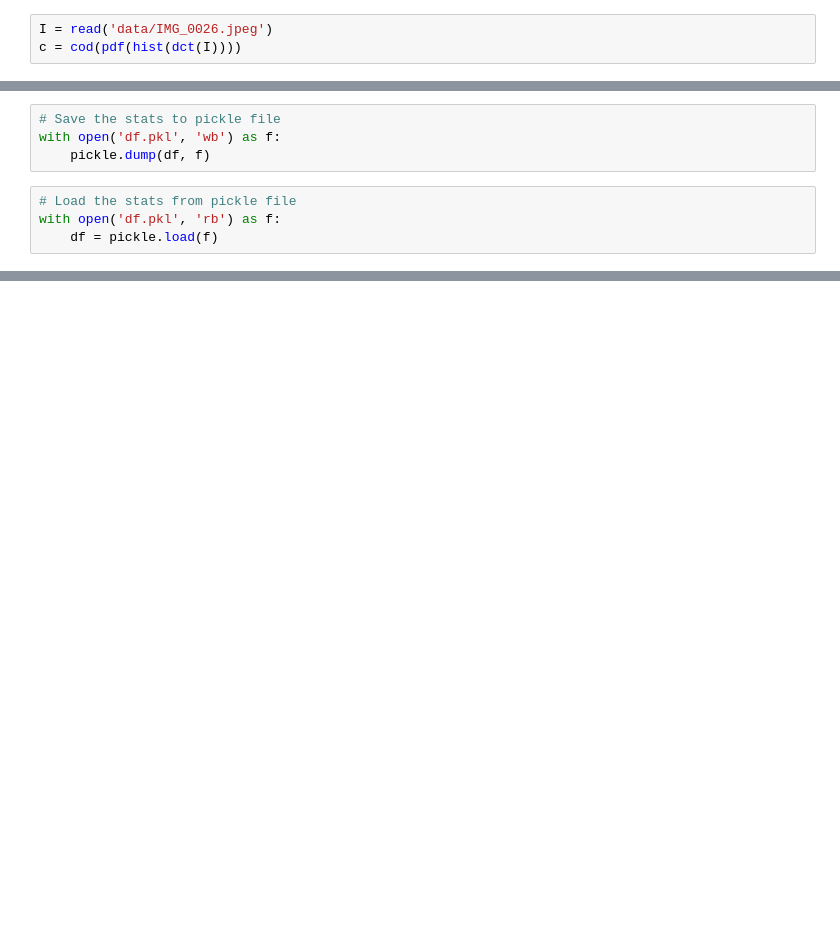
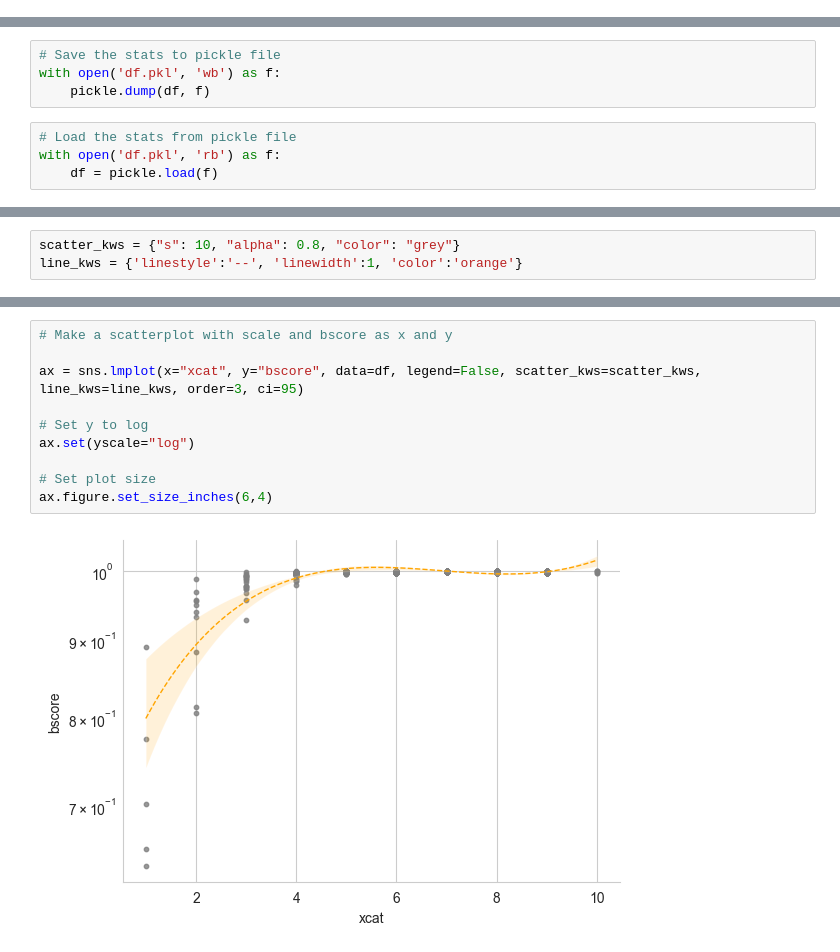
Before and after one commit to mathscapes/benford-image, a Jupyter notebook: bs12.ipynb, the cells around one changed output, grey strips where cells are left out. Cells and saved outputs as stored; diff of their text form; blank space fills up the shorter version.

```diff
--- a/bs12.ipynb
+++ b/bs12.ipynb
@@ -28,3 +28,0 @@ xspace  = lambda x,y,r  : np.logspace(x,y,num=r, base=2, dtype=np.int32)
-# %%
-I = read('data/IMG_0026.jpeg')
-c = cod(pdf(hist(dct(I))))
@@ -97,0 +60,3 @@ plt.show()
+# %%
+scatter_kws = {"s": 10, "alpha": 0.8, "color": "grey"}
+line_kws = {'linestyle':'--', 'linewidth':1, 'color':'orange'}
@@ -97,0 +75,12 @@ plt.show()
+# %%
+# Make a scatterplot with scale and bscore as x and y
+
+ax = sns.lmplot(x="xcat", y="bscore", data=df, legend=False, scatter_kws=scatter_kws, line_kws=line_kws, order=3, ci=95)
+
+# Set y to log
+ax.set(yscale="log")
+
+# Set plot size
+ax.figure.set_size_inches(6,4)
+# %% [output]
+[figure, added]
```
Also changed, not shown: parts of 7 cells of this notebook.
